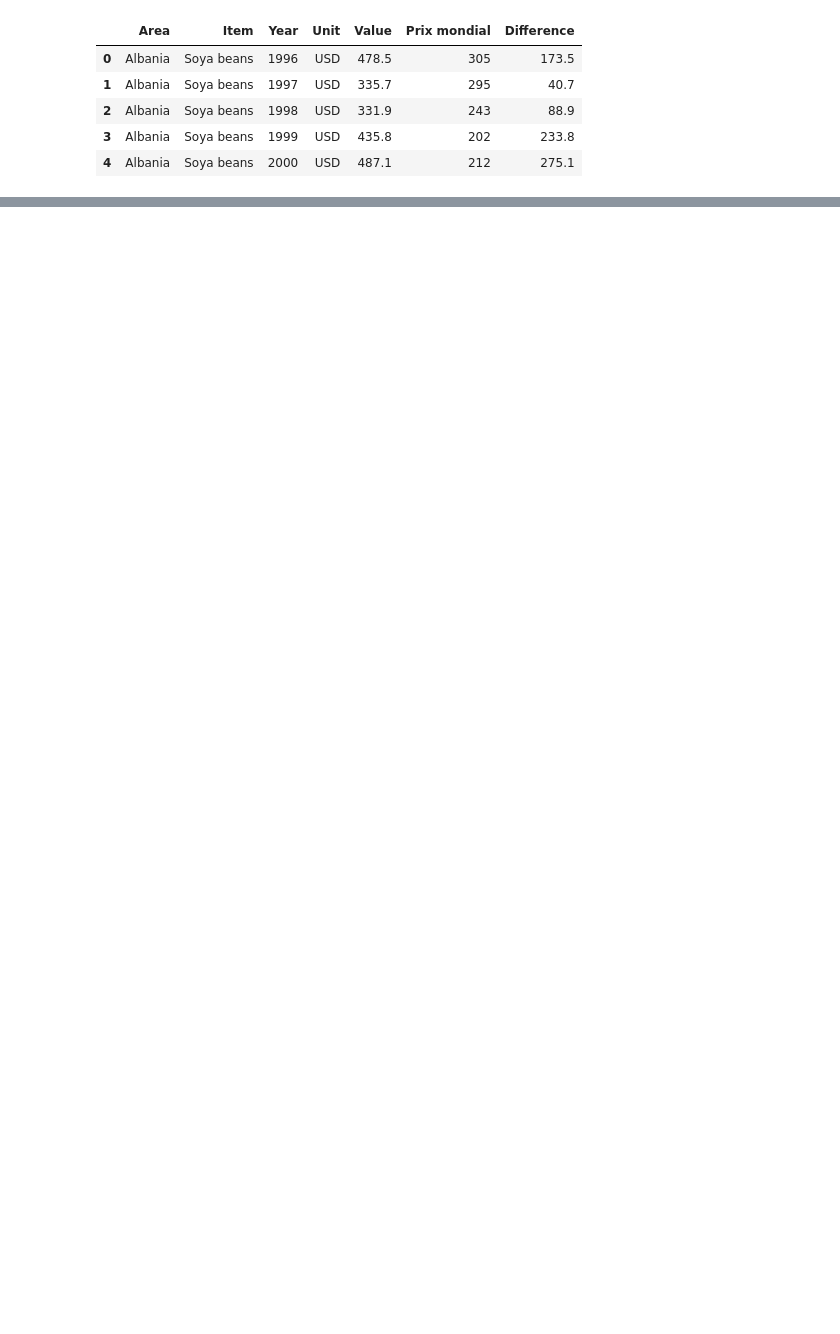
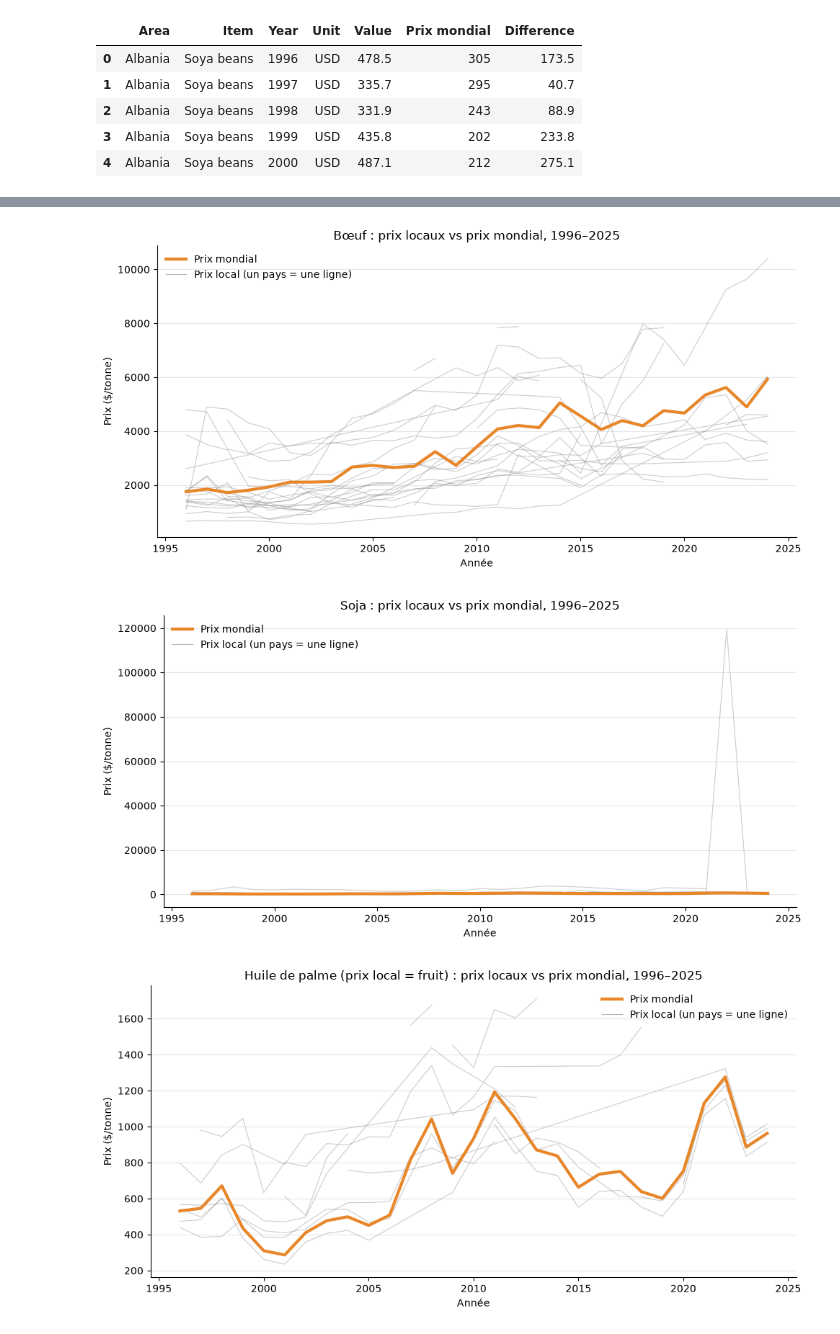
Before and after one commit to AndrewEberhardt/DataScienceProject, a Jupyter notebook: notebooks/david/david.com.price.ipynb, the cells around one changed output, grey strips where cells are left out. Saved outputs shown, nothing was run; the diff lists cells and outputs as text; code cells hidden in the pictures; blank space fills up the shorter version.

```diff
--- a/notebooks/david/david.com.price.ipynb
+++ b/notebooks/david/david.com.price.ipynb
@@ -304,0 +334,32 @@ soy.head()
+# %%
+datasets = [
+    (cattle, "Bœuf"),
+    (soy, "Soja"),
+    (palm_oil, "Huile de palme (prix local = fruit)"),
+]
+
+for data, titre in datasets:
+    fig, ax = plt.subplots(figsize=(10, 5))
+
+    # Une ligne grise par pays
+    for pays, d in data.groupby("Area"):
+        d = d.sort_values("Year")
+        ax.plot(d["Year"], d["Value"], color="grey", linewidth=0.8, alpha=0.4)
+
+    # Prix mondial en couleur, par-dessus
+    monde = data.drop_duplicates("Year").sort_values("Year")
+    ax.plot(monde["Year"], monde["Prix mondial"], color="#e8862a", linewidth=3, label="Prix mondial")
+
+    ax.plot([], [], color="grey", linewidth=0.8, alpha=0.6, label="Prix local (un pays = une ligne)")
+    ax.set_title(f"{titre} : prix locaux vs prix mondial, 1996–2025")
+    ax.set_xlabel("Année")
+    ax.set_ylabel("Prix ($/tonne)")
+    ax.legend(frameon=False)
+    ax.grid(axis="y", alpha=0.3)
+    ax.spines[["top", "right"]].set_visible(False)
+    plt.tight_layout()
+    plt.show()
+# %% [output]
+[figure, added]
+[figure, added]
+[figure, added]
```
Also changed, not shown: parts of 24 cells of this notebook.
